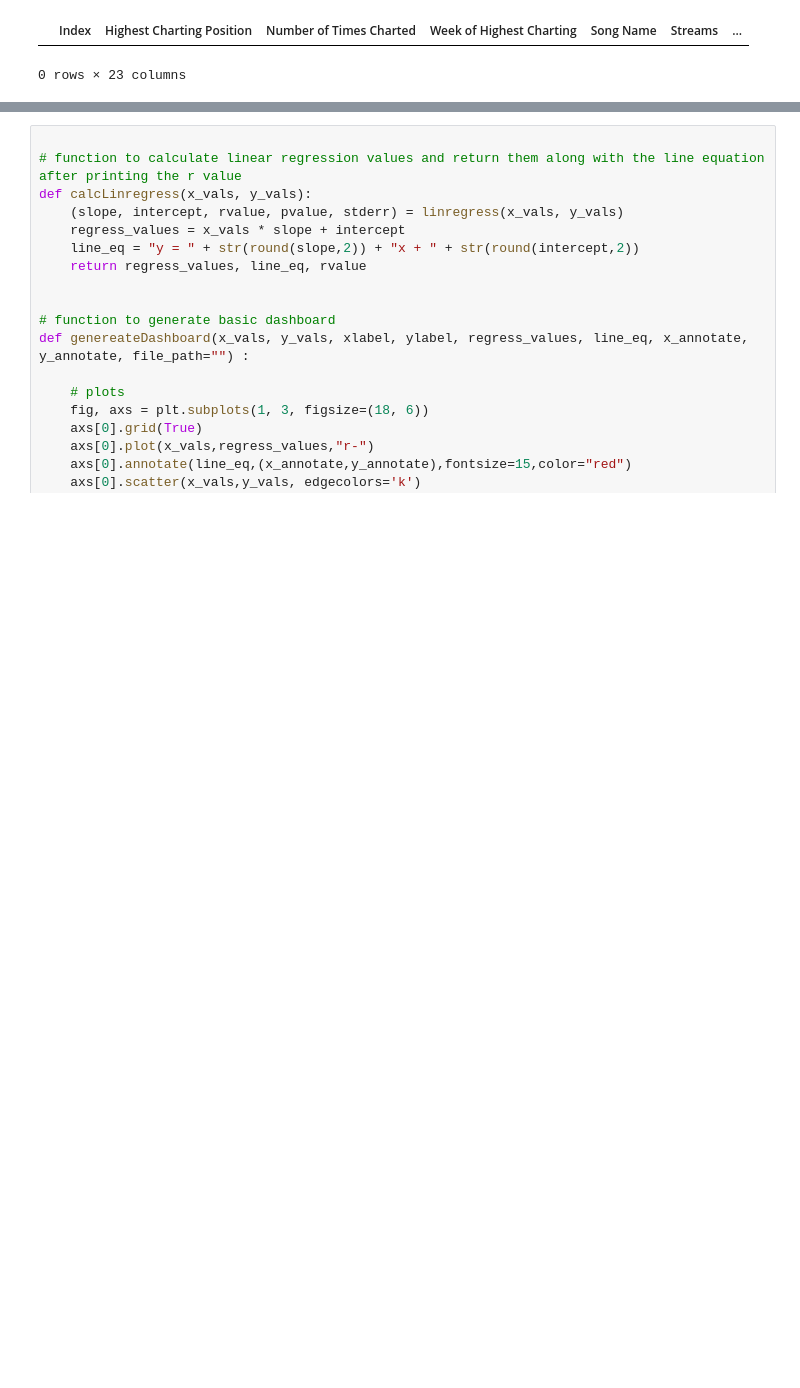
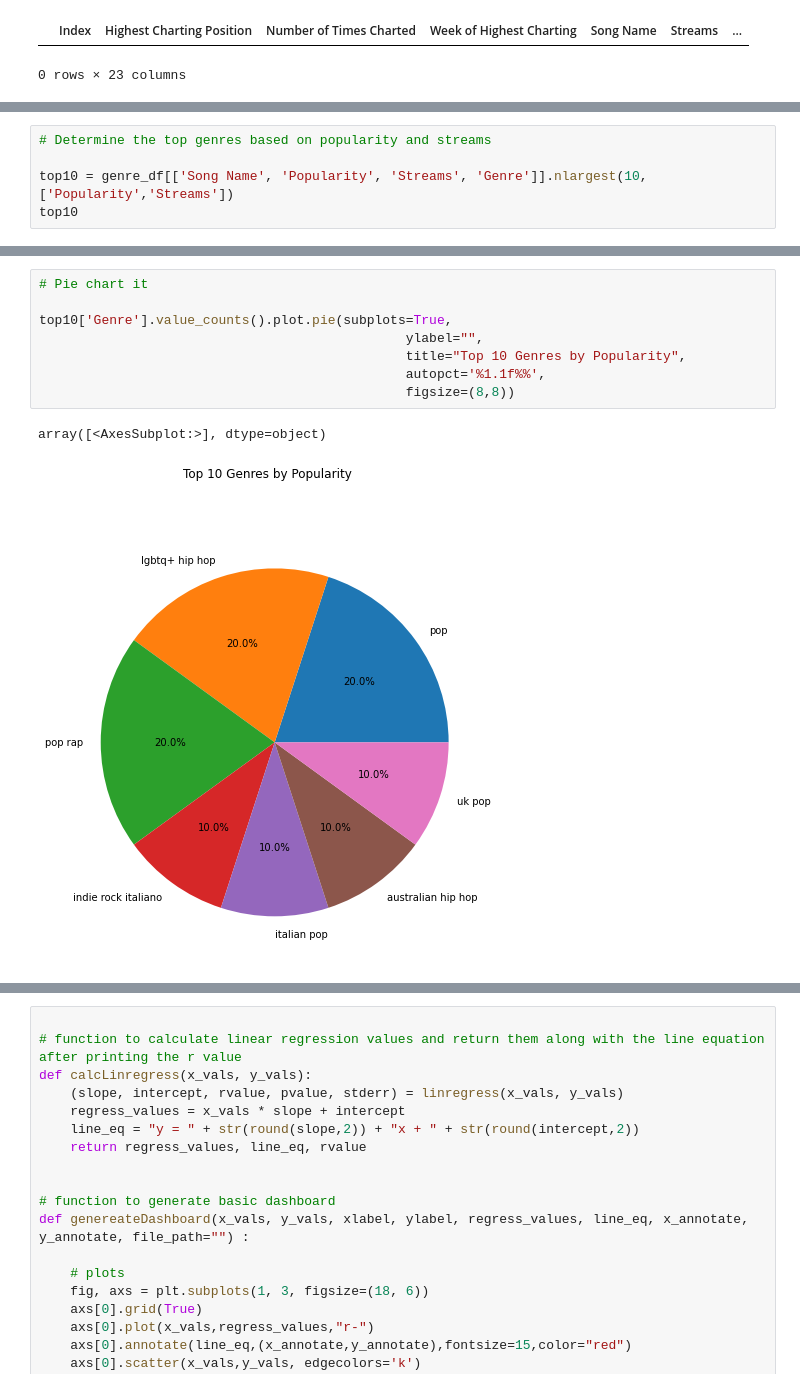
Before and after one commit to memeguerrini/Project-One, a Jupyter notebook: spotify.ipynb, the cells around one changed output, grey strips where cells are left out. Cells and saved outputs as stored; diff of their text form; blank space fills up the shorter version.

```diff
--- a/spotify.ipynb
+++ b/spotify.ipynb
@@ -120,0 +143,5 @@ popularity_df.loc[popularity_df['Popularity']==0]
+# %%
+# Determine the top genres based on popularity and streams
+
+top10 = genre_df[['Song Name', 'Popularity', 'Streams', 'Genre']].nlargest(10, ['Popularity','Streams'])
+top10
@@ -120,0 +160,11 @@ popularity_df.loc[popularity_df['Popularity']==0]
+# %%
+# Pie chart it
+
+top10['Genre'].value_counts().plot.pie(subplots=True,
+                                               ylabel="",
+                                               title="Top 10 Genres by Popularity",
+                                               autopct='%1.1f%%',
+                                               figsize=(8,8))
+# %% [output]
+array([<AxesSubplot:>], dtype=object)
+[figure, added]
```
Also changed, not shown: parts of 18 cells of this notebook, 9 other files.
